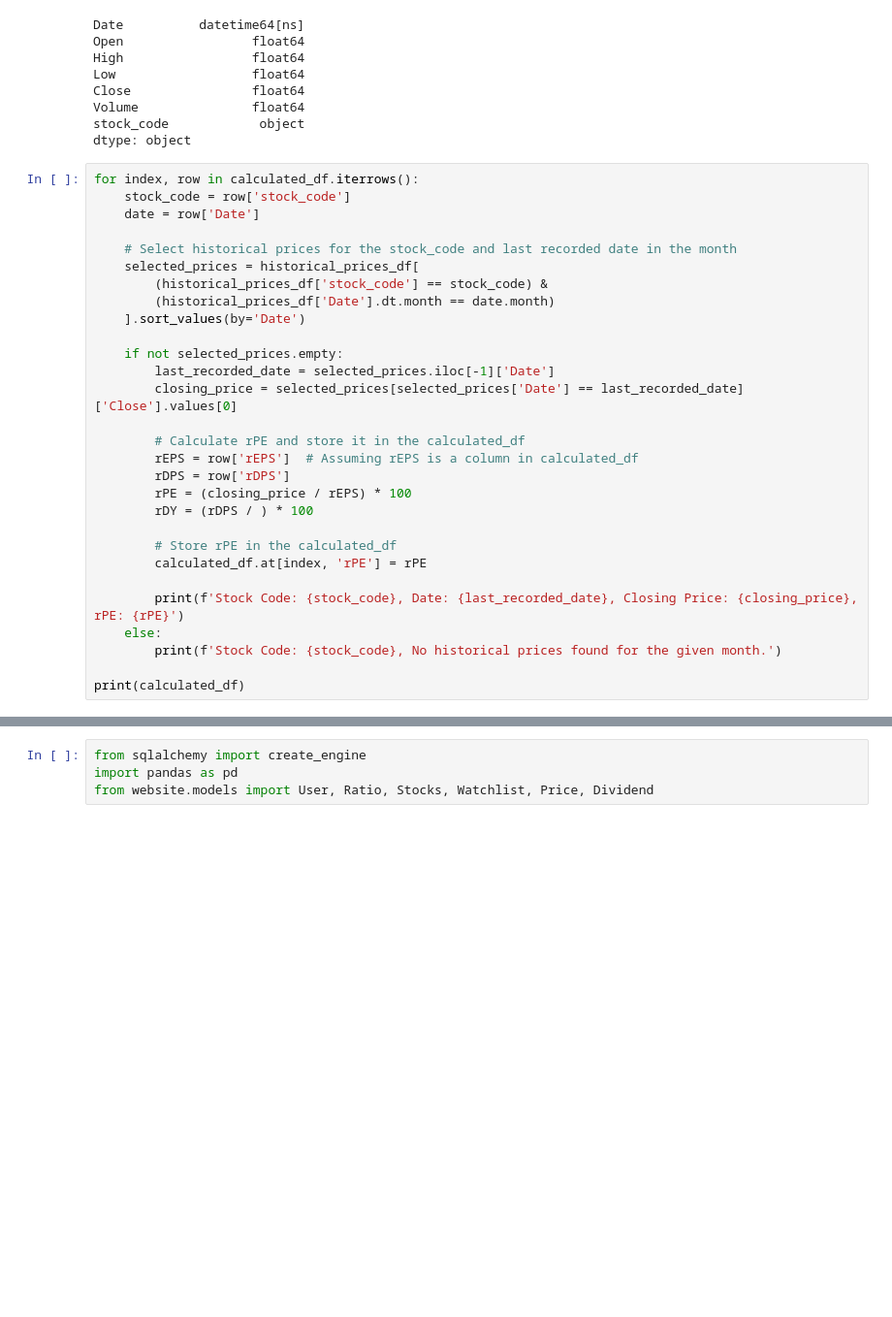
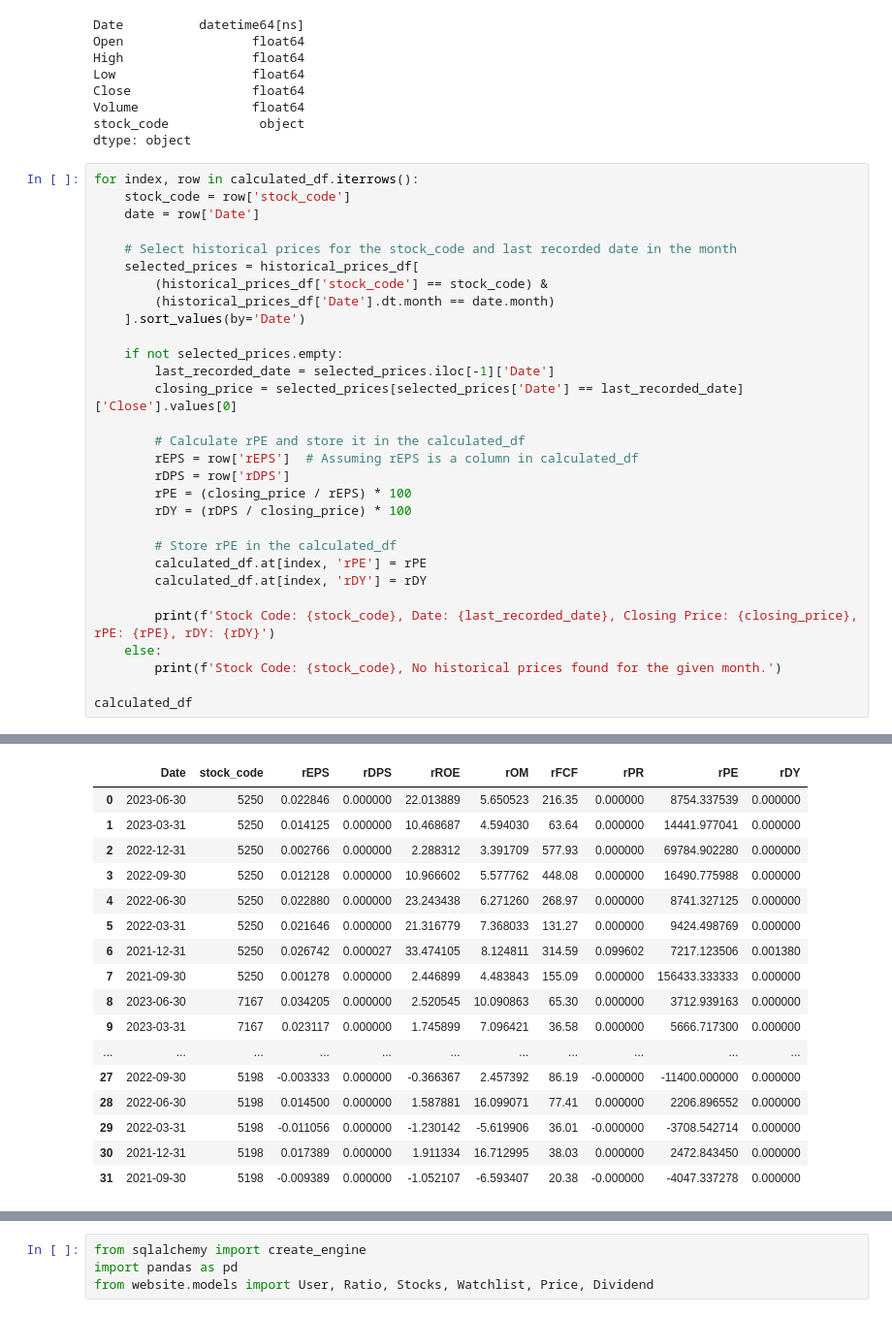
Before and after one commit to aidan-swin/Stock-Investment-Strategy, a Jupyter notebook: website/5_Div_Foundation_Analysis_PartII.ipynb, the cells around one changed output, grey strips where cells are left out. Shown at 97% size. Drawn from its saved outputs; the diff is of its cells as text; blank space fills up the shorter version.

Commit message:
Quarterly Ratios Calculated

```diff
--- a/website/5_Div_Foundation_Analysis_PartII.ipynb
+++ b/website/5_Div_Foundation_Analysis_PartII.ipynb
@@ -365,14 +356,15 @@ for index, row in calculated_df.iterrows():
         rEPS = row['rEPS']  # Assuming rEPS is a column in calculated_df
         rDPS = row['rDPS']
         rPE = (closing_price / rEPS) * 100
-        rDY = (rDPS / ) * 100
+        rDY = (rDPS / closing_price) * 100
 
         # Store rPE in the calculated_df
         calculated_df.at[index, 'rPE'] = rPE
+        calculated_df.at[index, 'rDY'] = rDY
 
-        print(f'Stock Code: {stock_code}, Date: {last_recorded_date}, Closing Price: {closing_price}, rPE: {rPE}')
+        print(f'Stock Code: {stock_code}, Date: {last_recorded_date}, Closing Price: {closing_price}, rPE: {rPE}, rDY: {rDY}')
     else:
         print(f'Stock Code: {stock_code}, No historical prices found for the given month.')
 
-print(calculated_df)
+calculated_df
 # %% [output]
@@ -395,0 +388,17 @@ Stock Code: 7167, Date: 2023-09-15 00:00:00, Closing Price: 1.33, rPE: 4910.6218
+|  | Date | stock_code | rEPS | rDPS | rROE | rOM | rFCF | rPR | rPE | rDY |
+| 0 | 2023-06-30 | 5250 | 0.022846 | 0.000000 | 22.013889 | 5.650523 | 216.35 | 0.000000 | 8754.337539 | 0.000000 |
+| 1 | 2023-03-31 | 5250 | 0.014125 | 0.000000 | 10.468687 | 4.594030 | 63.64 | 0.000000 | 14441.977041 | 0.000000 |
+| 2 | 2022-12-31 | 5250 | 0.002766 | 0.000000 | 2.288312 | 3.391709 | 577.93 | 0.000000 | 69784.902280 | 0.000000 |
+| 3 | 2022-09-30 | 5250 | 0.012128 | 0.000000 | 10.966602 | 5.577762 | 448.08 | 0.000000 | 16490.775988 | 0.000000 |
+| 4 | 2022-06-30 | 5250 | 0.022880 | 0.000000 | 23.243438 | 6.271260 | 268.97 | 0.000000 | 8741.327125 | 0.000000 |
+| 5 | 2022-03-31 | 5250 | 0.021646 | 0.000000 | 21.316779 | 7.368033 | 131.27 | 0.000000 | 9424.498769 | 0.000000 |
+| 6 | 2021-12-31 | 5250 | 0.026742 | 0.000027 | 33.474105 | 8.124811 | 314.59 | 0.099602 | 7217.123506 | 0.001380 |
+| 7 | 2021-09-30 | 5250 | 0.001278 | 0.000000 | 2.446899 | 4.483843 | 155.09 | 0.000000 | 156433.333333 | 0.000000 |
+| 8 | 2023-06-30 | 7167 | 0.034205 | 0.000000 | 2.520545 | 10.090863 | 65.30 | 0.000000 | 3712.939163 | 0.000000 |
+| 9 | 2023-03-31 | 7167 | 0.023117 | 0.000000 | 1.745899 | 7.096421 | 36.58 | 0.000000 | 5666.717300 | 0.000000 |
+| ... | ... | ... | ... | ... | ... | ... | ... | ... | ... | ... |
+| 27 | 2022-09-30 | 5198 | -0.003333 | 0.000000 | -0.366367 | 2.457392 | 86.19 | -0.000000 | -11400.000000 | 0.000000 |
+| 28 | 2022-06-30 | 5198 | 0.014500 | 0.000000 | 1.587881 | 16.099071 | 77.41 | 0.000000 | 2206.896552 | 0.000000 |
+| 29 | 2022-03-31 | 5198 | -0.011056 | 0.000000 | -1.230142 | -5.619906 | 36.01 | -0.000000 | -3708.542714 | 0.000000 |
+| 30 | 2021-12-31 | 5198 | 0.017389 | 0.000000 | 1.911334 | 16.712995 | 38.03 | 0.000000 | 2472.843450 | 0.000000 |
+| 31 | 2021-09-30 | 5198 | -0.009389 | 0.000000 | -1.052107 | -6.593407 | 20.38 | -0.000000 | -4047.337278 | 0.000000 |
```
Also changed, not shown: parts of 4 cells of this notebook, 3 other files.
